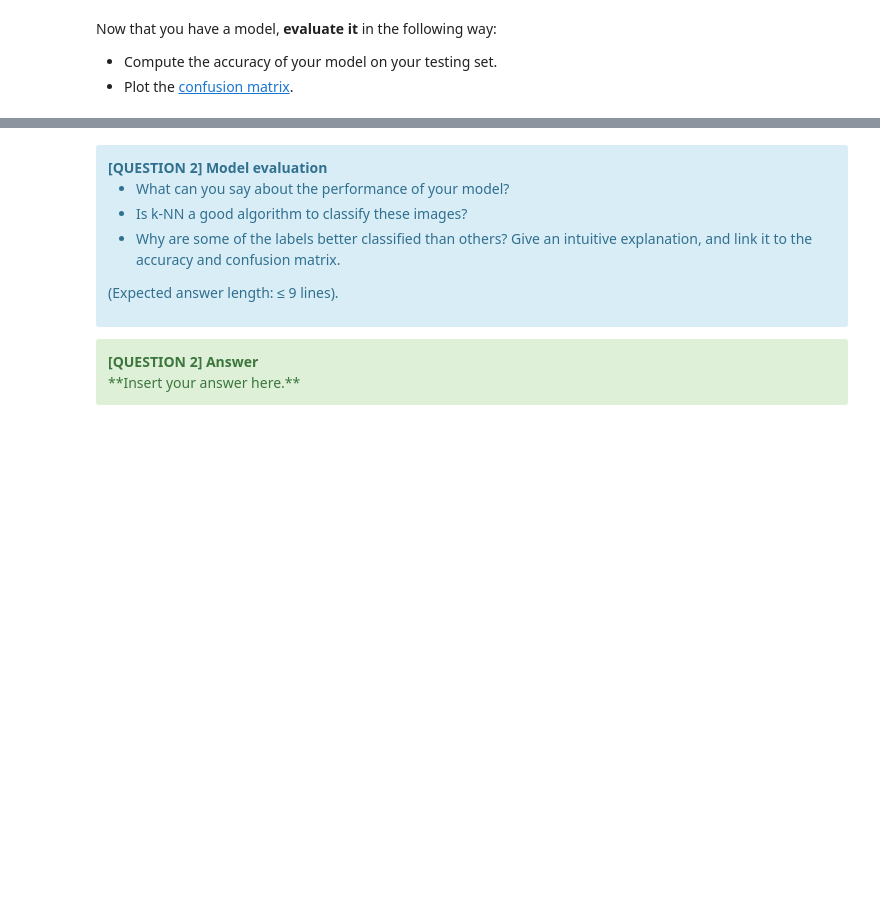
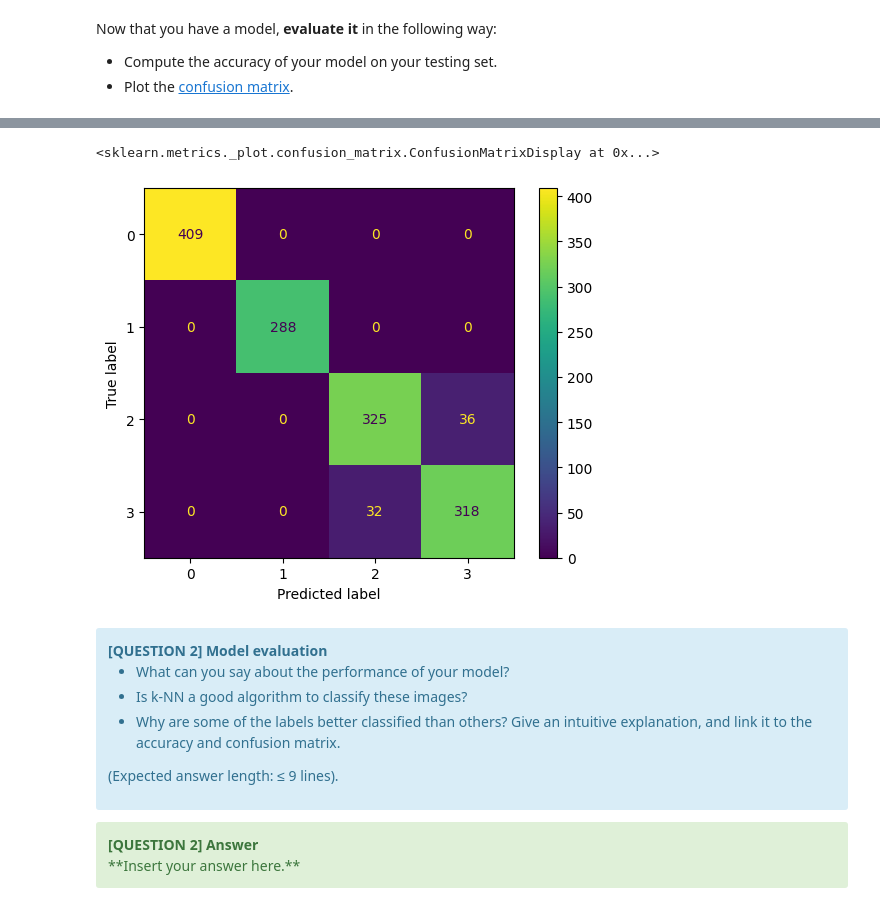
Before and after one commit to Johnny-prog270/Hackaton, a Jupyter notebook: hackathon_etudiant.ipynb, the cells around one changed output, grey strips where cells are left out. Drawn from its saved outputs; the diff is of its cells as text; code cells hidden in the pictures; blank space fills up the shorter version.

```diff
--- a/hackathon_etudiant.ipynb
+++ b/hackathon_etudiant.ipynb
@@ -351,8 +398,13 @@ print("The accuracy of the model is ", accuracy, "%")
 # %%
 # TO DO: compute and plot the confusion matrix for the test set
 y_pred = model.predict(x_test)
 cm = confusion_matrix(y_test, y_pred)
-ConfusionMatrixDisplay(cm)
+disp = ConfusionMatrixDisplay(cm)
+
+disp.plot()
+# %% [output]
+<sklearn.metrics._plot.confusion_matrix.ConfusionMatrixDisplay at 0x...>
+[figure, added]
 # %% [markdown]
 <div class="alert alert-info">
 <b>[QUESTION 2] Model evaluation</b>  <br>
```
Also changed, not shown: parts of 11 cells of this notebook.
